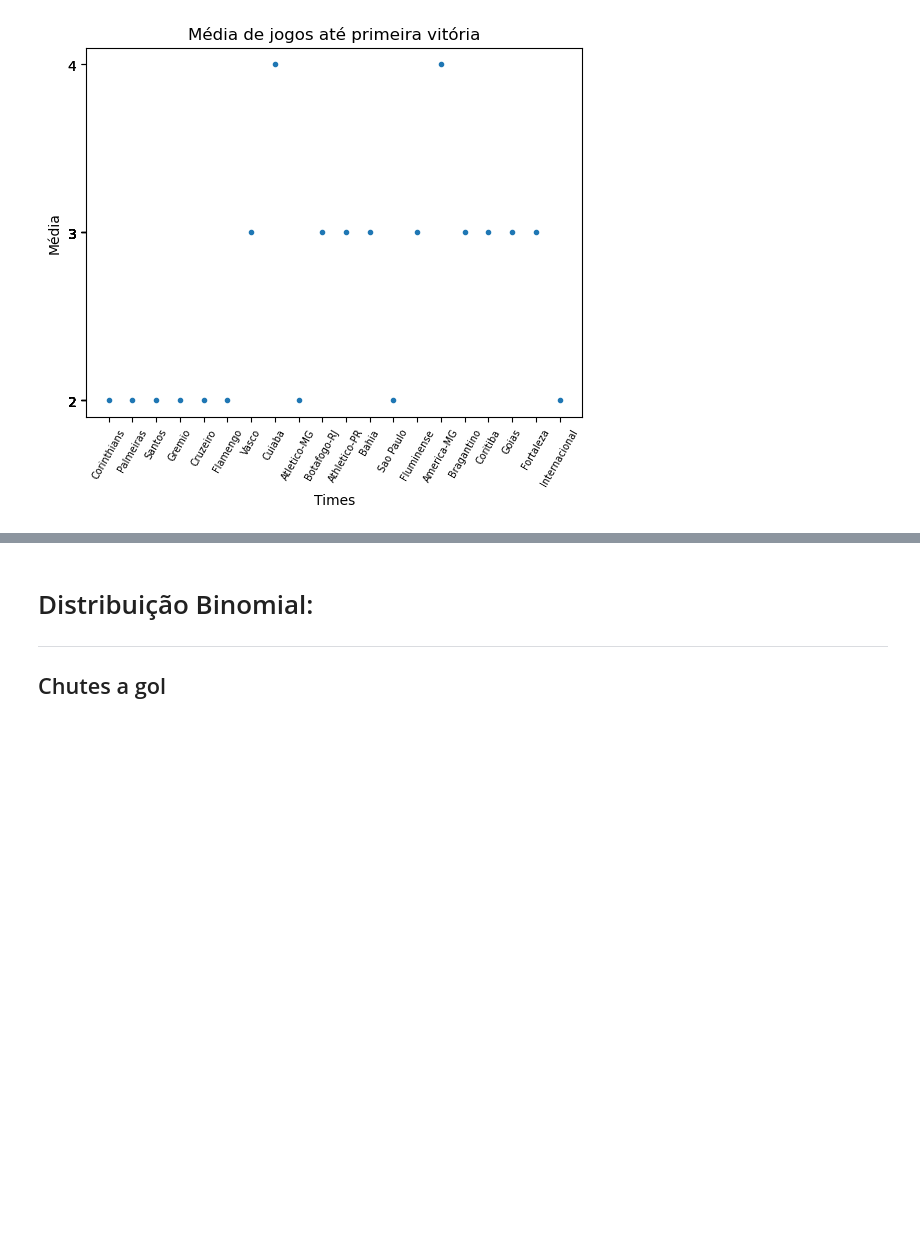
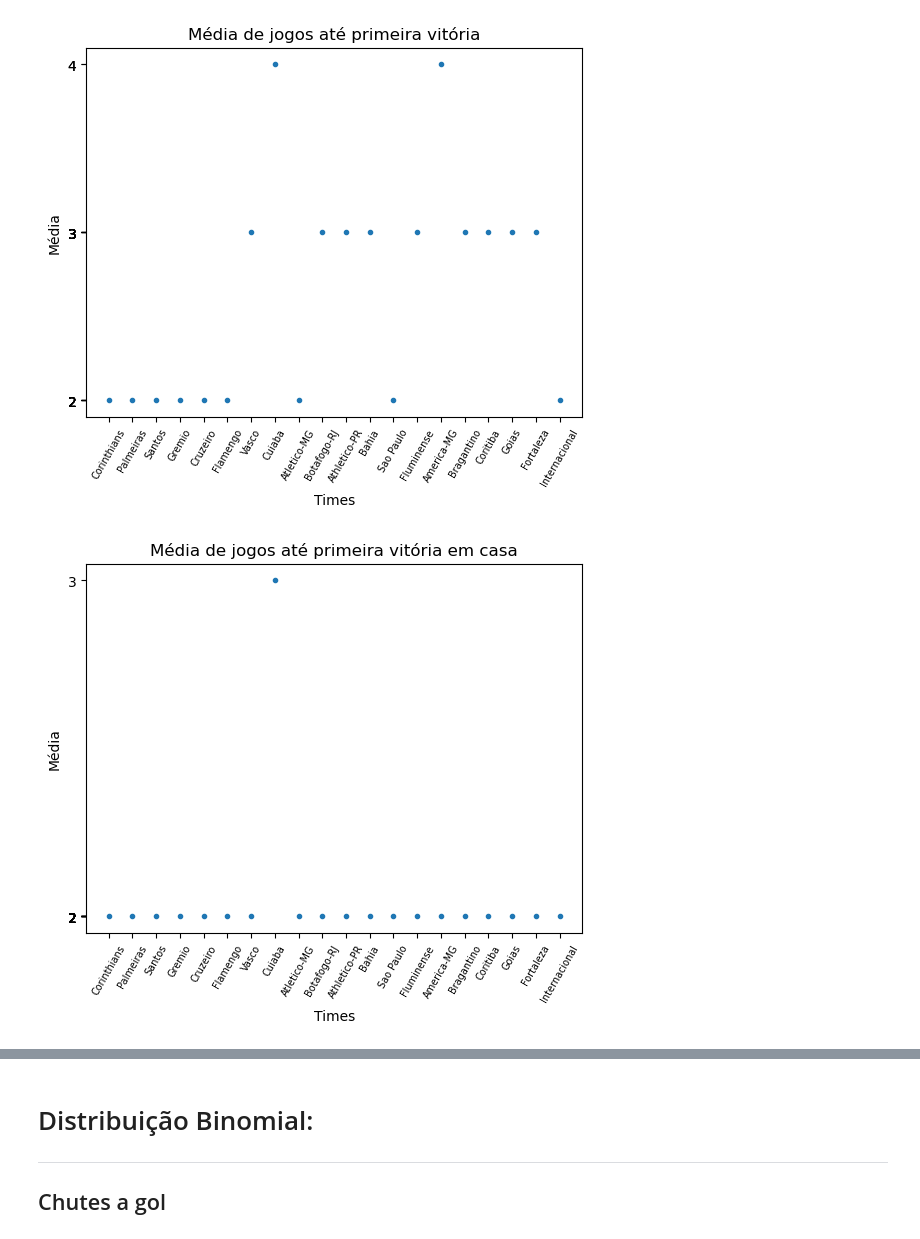
Before and after one commit to herozandn/estatistica_2, a Jupyter notebook: Códigos/Texto.ipynb, the cells around one changed output, grey strips where cells are left out. Saved outputs shown, nothing was run; the diff lists cells and outputs as text; code cells hidden in the pictures; blank space fills up the shorter version.

```diff
--- a/Códigos/Texto.ipynb
+++ b/Códigos/Texto.ipynb
@@ -53,6 +54,7 @@ equipes = ['Corinthians', 'Palmeiras', 'Santos', 'Gremio', 'Cruzeiro',
           'Flamengo', 'Vasco', 'Cuiaba', 'Atletico-MG', 'Botafogo-RJ',
           'Athletico-PR', 'Bahia', 'Sao Paulo', 'Fluminense', 'America-MG',
           'Bragantino', 'Coritiba', 'Goias', 'Fortaleza', 'Internacional']
+equipes.sort()
 # %%
 # Criando dicionário com as probabilidades de vitórias como mandante
 casa = {}
@@ -186,3 +213,24 @@ plt.savefig('Distribuição geométrica.png', dpi=300)
 plt.show()
 # %% [output]
 [figure]
+# %%
+# Gráfico
+
+x = list(esp_casa.keys())
+y = list(esp_casa.values())
+
+plt.scatter(x, y, marker='.')
+
+plt.xlabel('Times')
+plt.ylabel('Média')
+
+plt.title('Média de jogos até primeira vitória em casa')
+
+plt.xticks(rotation=60, fontsize=7)
+plt.yticks(y)
+
+plt.savefig('Distribuição geométrica.png', dpi=300)
+
+plt.show()
+# %% [output]
+[figure, added]
```
Also changed, not shown: parts of 15 cells of this notebook, 3 other files.
